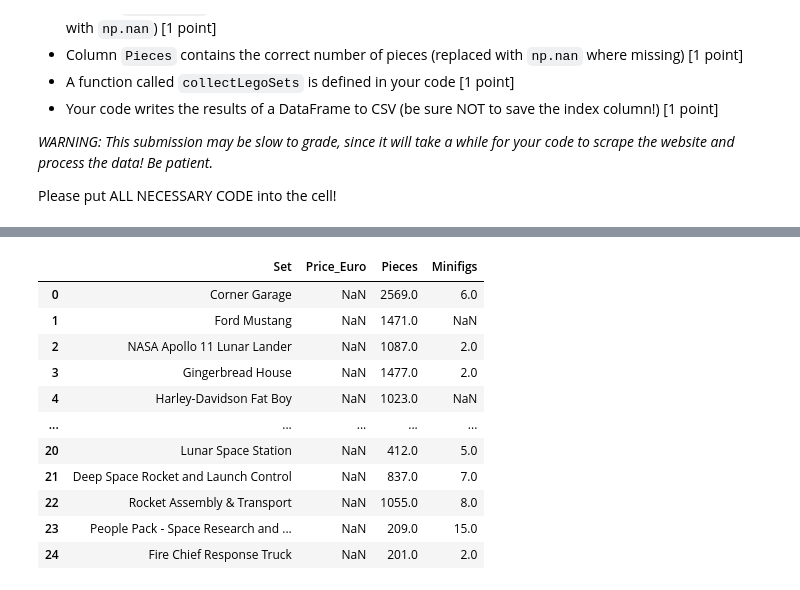
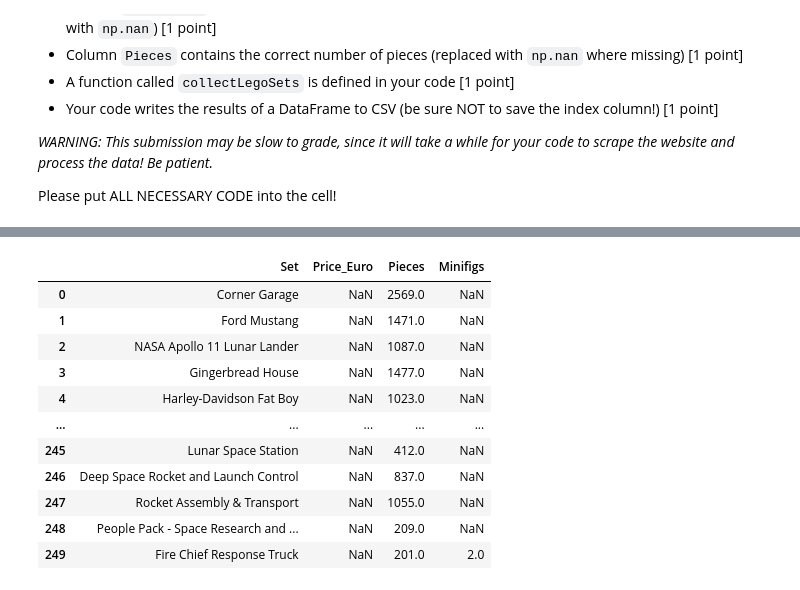
Before and after one commit to UNOBusinessForecasting/assignment-7-web-scraping-Muohaned, a Jupyter notebook: Lesson.ipynb, the cells around one changed output, grey strips where cells are left out. Saved outputs shown, nothing was run; the diff lists cells and outputs as text; code cells hidden in the pictures.

```diff
--- a/Lesson.ipynb
+++ b/Lesson.ipynb
@@ -1058,64 +1058,79 @@ def collectLegoSets(startURL):
     myPage = requests.get(startURL)
 
     # Parse the website with Beautiful Soup
-    parsed = BeautifulSoup(myPage.text)
+    parsed = BeautifulSoup(myPage.text, 'html.parser')
 
     # Grab all sets from the page
-    a = [i for i in parsed.find_all('article')]
+    sets = parsed.find_all('article')
 
-    # Create and empty data set
-    newData = []
+    # Create an empty list to store data
+    data = []
 
     # Iterate over all sets on the page
-    for i in a:
+    for lego_set in sets:
         row = []
+
         # Add the set name to the row of data
-        row.append(i.h1.text)
+        row.append(lego_set.h1.text.strip())
+
+        # Extract price and translate to a floating point number from string, append to row IF PRICE EXISTS
         try:
-            # Extract price and translate to a floating point number from string, append to row IF PRICE EXISTS
-            row.append(float(re.search(r'(\d+.\d+)(\u20AC)', i.find('dt', text="RRP").find_next_sibling().text, re.UNICODE).groups()[0]))
-        except:
-            # Missing value for sets with no price, append to row IF NO PRICE EXISTS
+            price_text = lego_set.find('dt', text="RRP").find_next_sibling().text
+            price_euro = float(re.search(r'(\d+.\d+)(\u20AC)', price_text).groups()[0])
+            row.append(price_euro)
+        except AttributeError:
+            # Missing value for sets with no price
+            row.append(np.nan)
+        except Exception as e:
+            print("Error extracting price:", e)
             row.append(np.nan)
 
-
+        # Add the Number of pieces
         try:
-            # Add the Number of pieces
-            row.append(float(i.find('dt', text="Pieces").find_next_sibling().text))
-        except:
+            pieces_text = lego_set.find('dt', text="Pieces").find_next_sibling().text
+            pieces = float(pieces_text.replace(',', ''))
+            row.append(pieces)
+        except AttributeError:
             # Missing value for the Number of pieces
             row.append(np.nan)
-
-        try:
-            # Add the Number of minifigs
-            row.append(float(i.find('dt', text="Minifigs").find_next_sibling().a.text))
-        except:
-            # Missing value for the Number of minifigss
+        except Exception as e:
+            print("Error extracting pieces:", e)
             row.append(np.nan)
 
+        # Add the Number of minifigs
+        try:
+            minifigs_text = lego_set.find('dt', text="Minifigs").find_next_sibling().text
+            minifigs = float(minifigs_text)
+            row.append(minifigs)
+        except AttributeError:
+            # Missing value for the Number of minifigs
+            row.append(np.nan)
+        except Exception as e:
+            print("Error extracting minifigs:", e)
+            row.append(np.nan)
 
         # Add the row of data to the dataset
-        newData.append(row)
+        data.append(row)
 
-    newData = pd.DataFrame(newData, columns = ['Set', 'Price_Euro','Pieces','Minifigs'])
+    # Create DataFrame from collected data
+    lego_df = pd.DataFrame(data, columns=['Set', 'Price_Euro', 'Pieces', 'Minifigs'])
 
     # Check if there are more results on the "next" page
-    try:
-        nextPage = parsed.find('li', class_="next").a['href']
-    except:
-        nextPage = None
+    next_page_link = parsed.find('li', class_="next")
 
     # If there is another page of results, grab it and combine
-    if nextPage:
-        return pd.concat([newData, collectLegoSets(nextPage)], axis=0)
-    # Otherwise return the current data
-    else:
-        return newData
+    if next_page_link:
+        next_page_url = next_page_link.a['href']
+        lego_df = pd.concat([lego_df, collectLegoSets(next_page_url)], ignore_index=True)
 
+    return lego_df
 
+# Call the function to collect Lego sets from 2019
 lego2019 = collectLegoSets("https://brickset.com/sets/year-2019")
+
 # Save the collected data to a CSV file
 lego2019.to_csv("lego2019.csv", index=False)
 
+# Display the DataFrame
 lego2019
 # %% [output]
@@ -1122,12 +1248,12 @@ lego2019
 |  | Set | Price_Euro | Pieces | Minifigs |
-| 0 | Corner Garage | NaN | 2569.0 | 6.0 |
+| 0 | Corner Garage | NaN | 2569.0 | NaN |
 | 1 | Ford Mustang | NaN | 1471.0 | NaN |
-| 2 | NASA Apollo 11 Lunar Lander | NaN | 1087.0 | 2.0 |
-| 3 | Gingerbread House | NaN | 1477.0 | 2.0 |
+| 2 | NASA Apollo 11 Lunar Lander | NaN | 1087.0 | NaN |
+| 3 | Gingerbread House | NaN | 1477.0 | NaN |
 | 4 | Harley-Davidson Fat Boy | NaN | 1023.0 | NaN |
 | ... | ... | ... | ... | ... |
-| 20 | Lunar Space Station | NaN | 412.0 | 5.0 |
-| 21 | Deep Space Rocket and Launch Control | NaN | 837.0 | 7.0 |
-| 22 | Rocket Assembly & Transport | NaN | 1055.0 | 8.0 |
-| 23 | People Pack - Space Research and ... | NaN | 209.0 | 15.0 |
-| 24 | Fire Chief Response Truck | NaN | 201.0 | 2.0 |
+| 245 | Lunar Space Station | NaN | 412.0 | NaN |
+| 246 | Deep Space Rocket and Launch Control | NaN | 837.0 | NaN |
+| 247 | Rocket Assembly & Transport | NaN | 1055.0 | NaN |
+| 248 | People Pack - Space Research and ... | NaN | 209.0 | NaN |
+| 249 | Fire Chief Response Truck | NaN | 201.0 | 2.0 |
```
Also changed, not shown: parts of 1 cell of this notebook.
